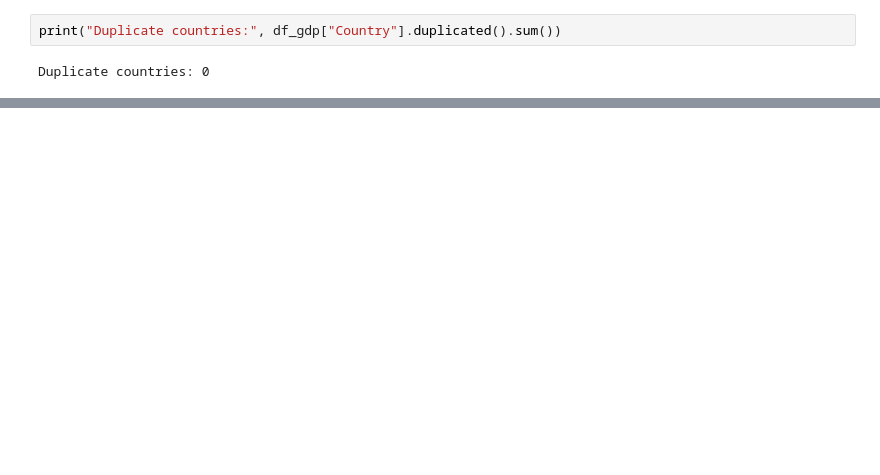
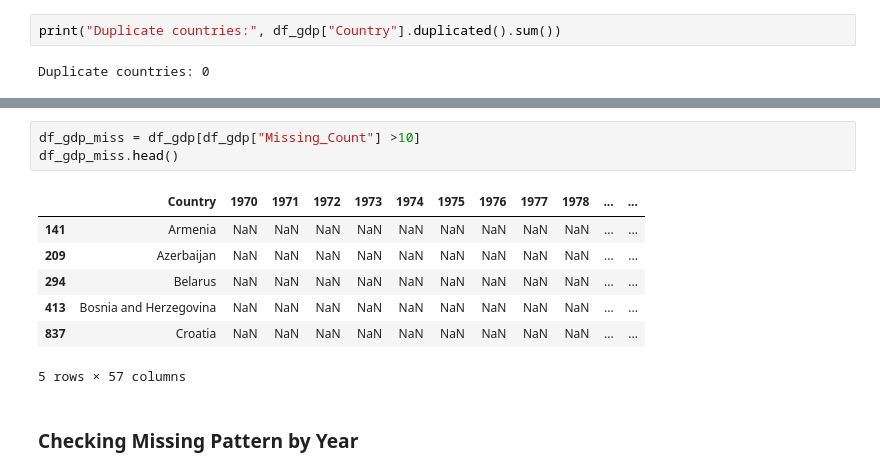
Before and after one commit to Sparshcoder18/gdp-growth-analysis, a Jupyter notebook: notebooks/GDP Data Analysis Project.ipynb, the cells around one changed output, grey strips where cells are left out. Saved outputs shown, nothing was run; the diff lists cells and outputs as text; blank space fills up the shorter version.

```diff
--- a/notebooks/GDP Data Analysis Project.ipynb
+++ b/notebooks/GDP Data Analysis Project.ipynb
@@ -185,0 +324,13 @@ Duplicate countries: 0
+# %%
+df_gdp_miss = df_gdp[df_gdp["Missing_Count"] >10]
+df_gdp_miss.head()
+# %% [output]
+|  | Country | 1970 | 1971 | 1972 | 1973 | 1974 | 1975 | 1976 | 1977 | 1978 | ... | ... |
+| 141 | Armenia | NaN | NaN | NaN | NaN | NaN | NaN | NaN | NaN | NaN | ... | ... |
+| 209 | Azerbaijan | NaN | NaN | NaN | NaN | NaN | NaN | NaN | NaN | NaN | ... | ... |
+| 294 | Belarus | NaN | NaN | NaN | NaN | NaN | NaN | NaN | NaN | NaN | ... | ... |
+| 413 | Bosnia and Herzegovina | NaN | NaN | NaN | NaN | NaN | NaN | NaN | NaN | NaN | ... | ... |
+| 837 | Croatia | NaN | NaN | NaN | NaN | NaN | NaN | NaN | NaN | NaN | ... | ... |
+5 rows × 57 columns
+# %% [markdown]
+### Checking Missing Pattern by Year
```
Also changed, not shown: parts of 44 cells of this notebook, 2 other files.
